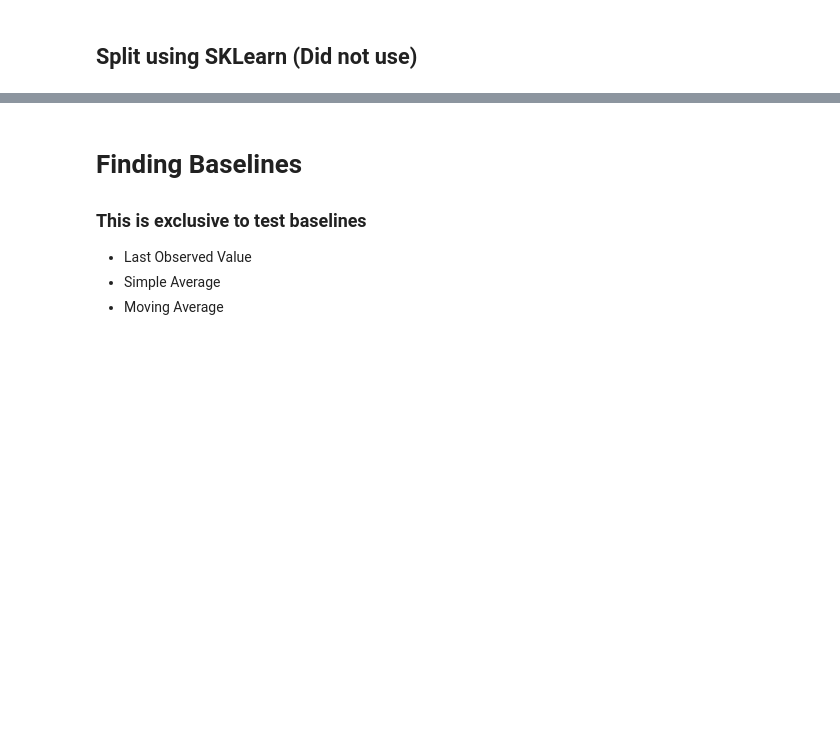
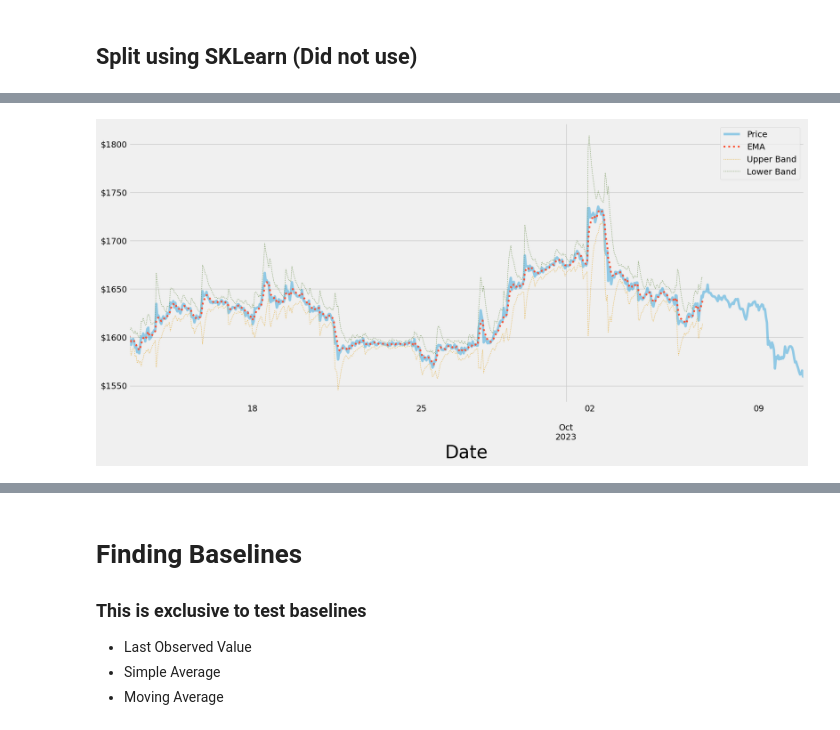
Before and after one commit to jeremiah-toribio/ethy-prophet, a Jupyter notebook: eth.ipynb, the cells around one changed output, grey strips where cells are left out. Saved outputs shown, nothing was run; the diff lists cells and outputs as text; code cells hidden in the pictures; blank space fills up the shorter version.

```diff
--- a/eth.ipynb
+++ b/eth.ipynb
@@ -141,4 +178,43 @@ eth.groupby([eth.index.day,eth.index.month])['close'].mean().unstack().plot()
 # %% [markdown]
 ## EMA & Bollinger Bands ( 4 hr )
+# %%
+def get_bands(df, span, k=3):
+    '''
+    Algorithmically finds upper and lower band.
+
+    Returns midband, upper band and lower band respectively.
+    '''
+    midband = df.ewm(span=span).mean()
+    std = df.ewm(span=span).std()
+
+    ub = midband + (std * k)
+    lb = midband - (std * k)
+
+    df = pd.concat([midband.rename('midband'), ub.rename('ub'), lb.rename('lb')], axis = 1)
+    return df
+
+def plot_bands(bands,actual_df):
+    '''
+    Input should be the bands df and the actual data df.
+
+    Easily allow for plotting and labelling plots with bollinger bands.
+
+    Returns a visualization that has actual, mid, upper and lower band.
+    '''
+
+    # plot
+    plt.figure(figsize=(18,8))
+    eth.close.plot(linewidth=4,alpha=.4)
+    ax0 = bands.midband.plot(linewidth=3,ls=':')
+    ax1 = bands.lb.plot(linewidth=1,ls=':')
+    ax2 = bands.ub.plot(linewidth=1,ls=':')
+
+    # labels
+    ax0.set_xlabel('Date', size=30)
+    ax0.yaxis.set_major_formatter('${x:1.0f}')
+    plt.legend(labels=['Price','EMA', 'Upper Band','Lower Band'])
+
+    # show
+    plt.show()
 # %%
 # Getting midband (which is also EMA) & STD
@@ -286,0 +340,5 @@ plt.show()
+# %%
+bands_train = get_bands(train, span=4)
+plot_bands(bands_train,actual_df=train)
+# %% [output]
+[figure, added]
```
Also changed, not shown: parts of 35 cells of this notebook.
